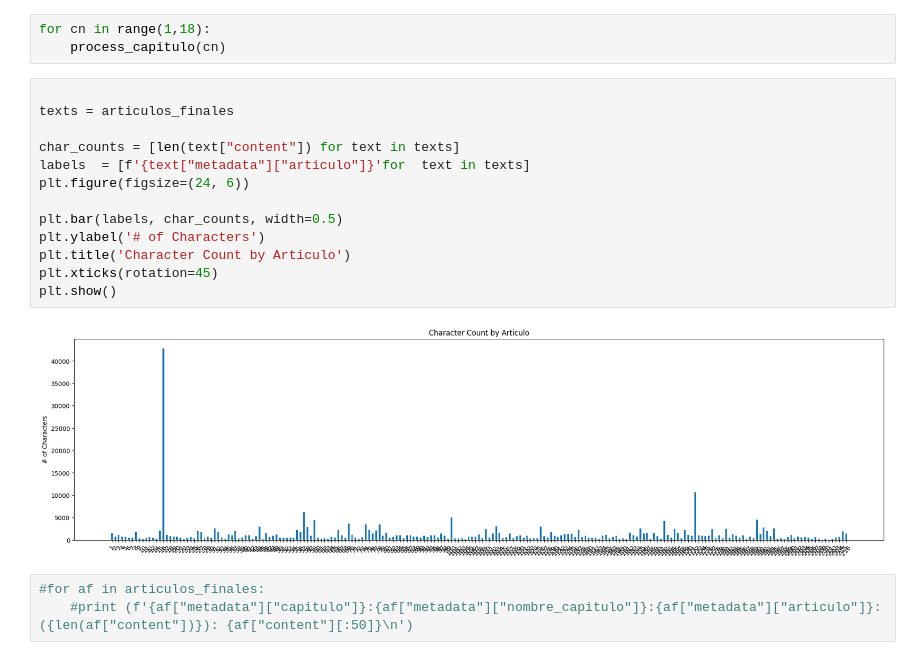
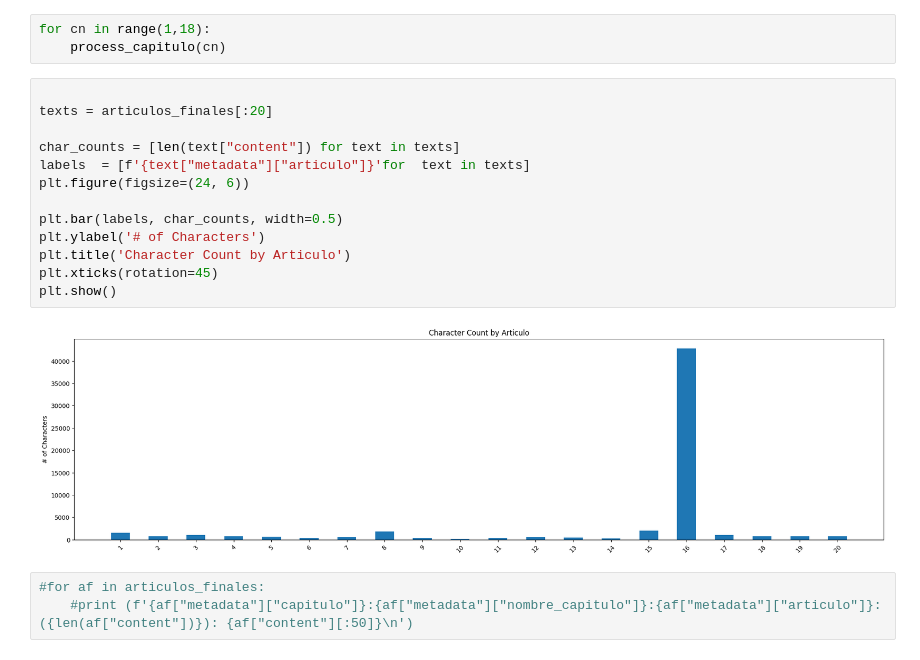
Before and after one commit to ensamblador/chat-borrador-constitucional-2023, a Jupyter notebook: 00_create_vector_db.ipynb, the cells around one changed output. Cells and saved outputs as stored; diff of their text form.

```diff
--- a/00_create_vector_db.ipynb
+++ b/00_create_vector_db.ipynb
@@ -112,19 +112,19 @@ for cn in range(1,18):
     process_capitulo(cn)
 # %%
 
-texts = articulos_finales
+texts = articulos_finales[:20]
 
 char_counts = [len(text["content"]) for text in texts]
 labels  = [f'{text["metadata"]["articulo"]}'for  text in texts]
 plt.figure(figsize=(24, 6))
 
 plt.bar(labels, char_counts, width=0.5)
 plt.ylabel('# of Characters')
 plt.title('Character Count by Articulo')
 plt.xticks(rotation=45)
 plt.show()
 # %% [output]
-[figure, old version]
+[figure, new version]
 # %%
 #for af in articulos_finales:
     #print (f'{af["metadata"]["capitulo"]}:{af["metadata"]["nombre_capitulo"]}:{af["metadata"]["articulo"]}:({len(af["content"])}): {af["content"][:50]}\n')
```
Also changed, not shown: parts of 19 cells of this notebook, 11 other files.
